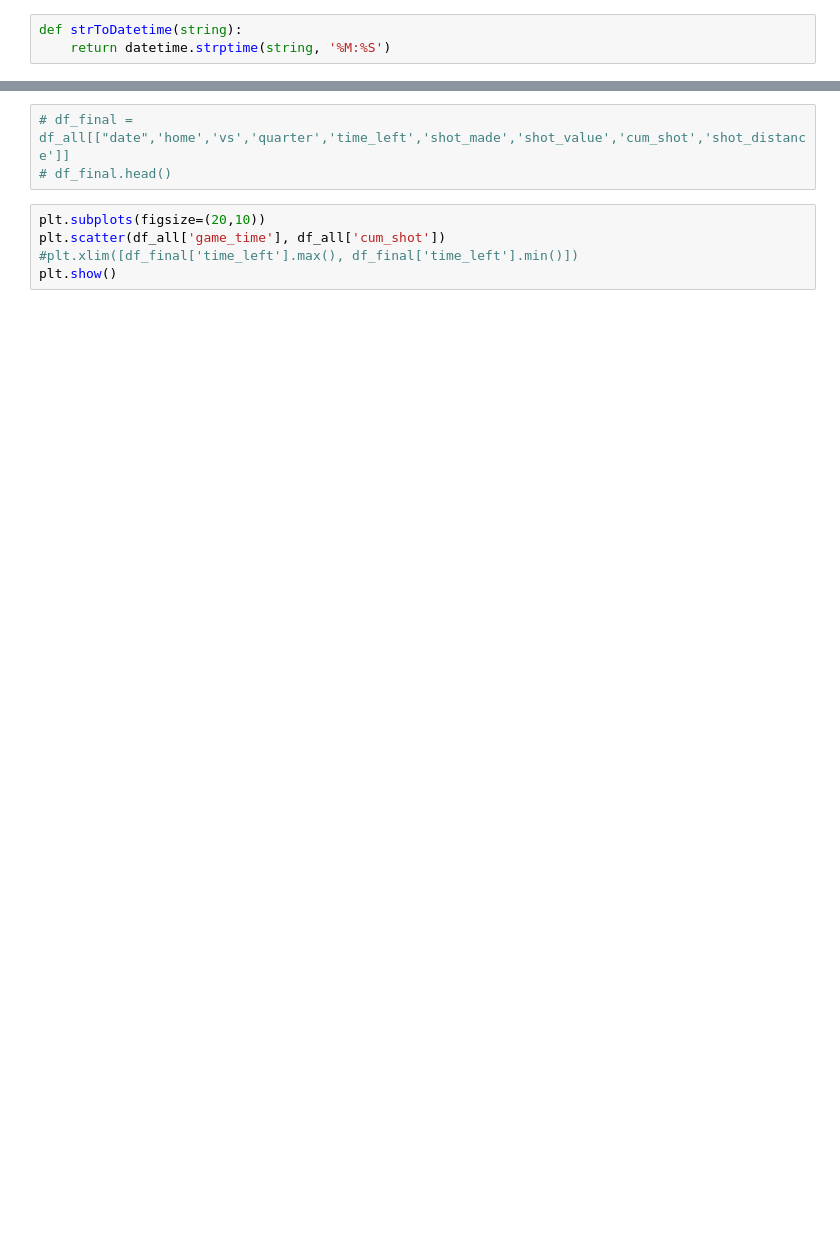
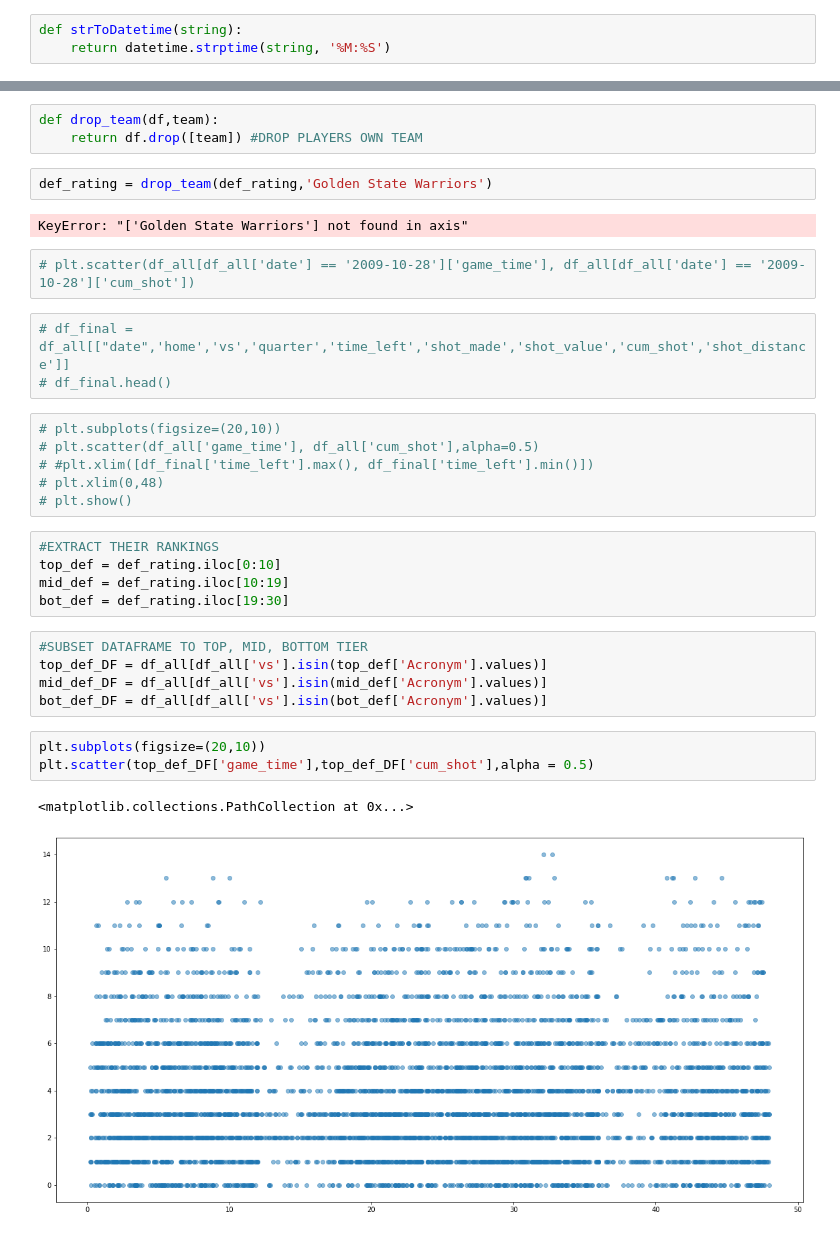
Before and after one commit to Fluffisaurus/player-performance-projection, a Jupyter notebook: scripts/combine_shooting_data.ipynb, the cells around one changed output, grey strips where cells are left out. Saved outputs shown, nothing was run; the diff lists cells and outputs as text; blank space fills up the shorter version.

```diff
--- a/scripts/combine_shooting_data.ipynb
+++ b/scripts/combine_shooting_data.ipynb
@@ -62,8 +152,34 @@ df_all.head()
+# %%
+def drop_team(df,team):
+    return df.drop([team]) #DROP PLAYERS OWN TEAM
+# %%
+def_rating = drop_team(def_rating,'Golden State Warriors')
+# %% [output]
+KeyError: "['Golden State Warriors'] not found in axis"
+# %%
+# plt.scatter(df_all[df_all['date'] == '2009-10-28']['game_time'], df_all[df_all['date'] == '2009-10-28']['cum_shot'])
 # %%
 # df_final = df_all[["date",'home','vs','quarter','time_left','shot_made','shot_value','cum_shot','shot_distance']]
 # df_final.head()
 # %%
-plt.subplots(figsize=(20,10))
-plt.scatter(df_all['game_time'], df_all['cum_shot'])
-#plt.xlim([df_final['time_left'].max(), df_final['time_left'].min()])
-plt.show()
+# plt.subplots(figsize=(20,10))
+# plt.scatter(df_all['game_time'], df_all['cum_shot'],alpha=0.5)
+# #plt.xlim([df_final['time_left'].max(), df_final['time_left'].min()])
+# plt.xlim(0,48)
+# plt.show()
+# %%
+#EXTRACT THEIR RANKINGS
+top_def = def_rating.iloc[0:10]
+mid_def = def_rating.iloc[10:19]
+bot_def = def_rating.iloc[19:30]
+# %%
+#SUBSET DATAFRAME TO TOP, MID, BOTTOM TIER
+top_def_DF = df_all[df_all['vs'].isin(top_def['Acronym'].values)]
+mid_def_DF = df_all[df_all['vs'].isin(mid_def['Acronym'].values)]
+bot_def_DF = df_all[df_all['vs'].isin(bot_def['Acronym'].values)]
+# %%
+plt.subplots(figsize=(20,10))
+plt.scatter(top_def_DF['game_time'],top_def_DF['cum_shot'],alpha = 0.5)
+# %% [output]
+<matplotlib.collections.PathCollection at 0x...>
+[figure, added]
```
Also changed, not shown: parts of 14 cells of this notebook, 3 other files.
